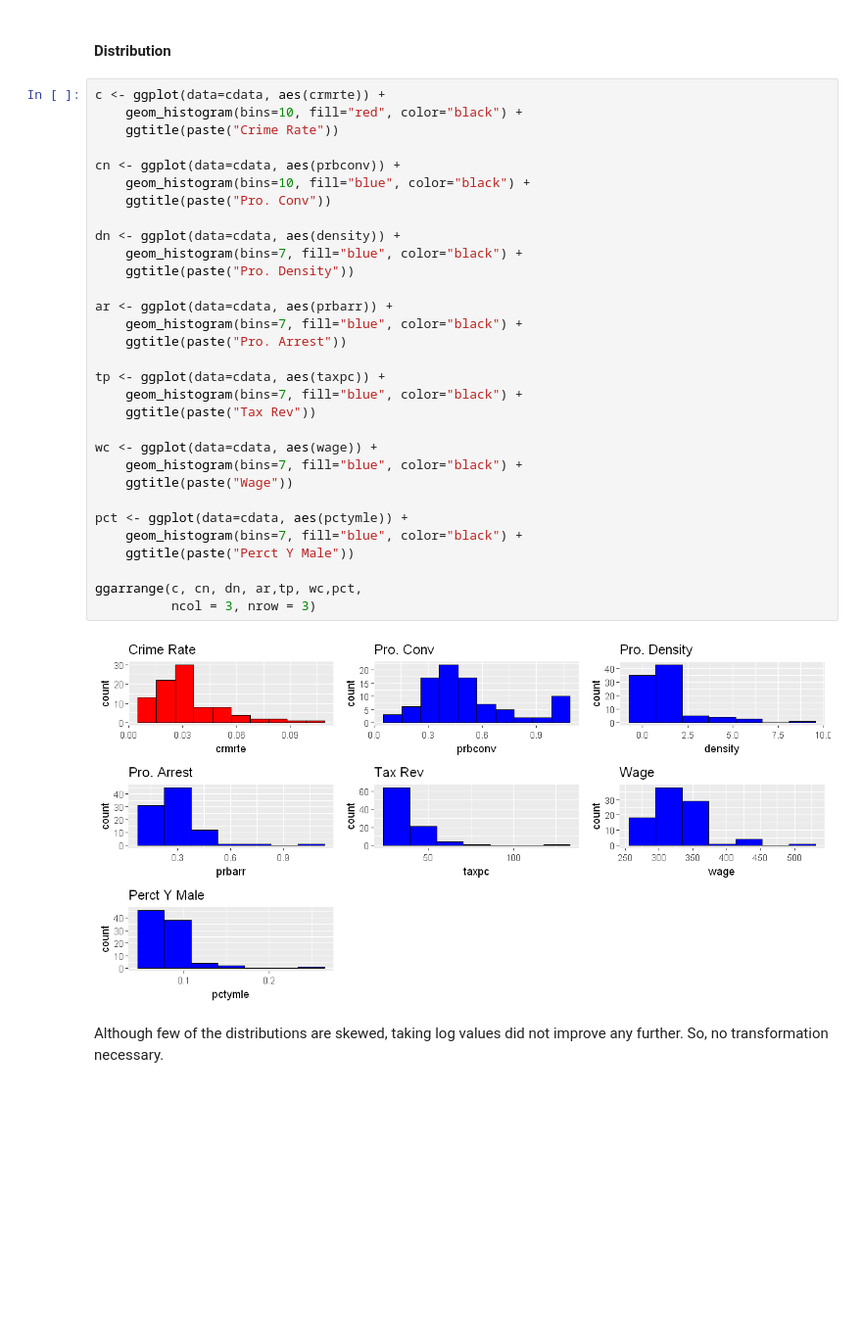
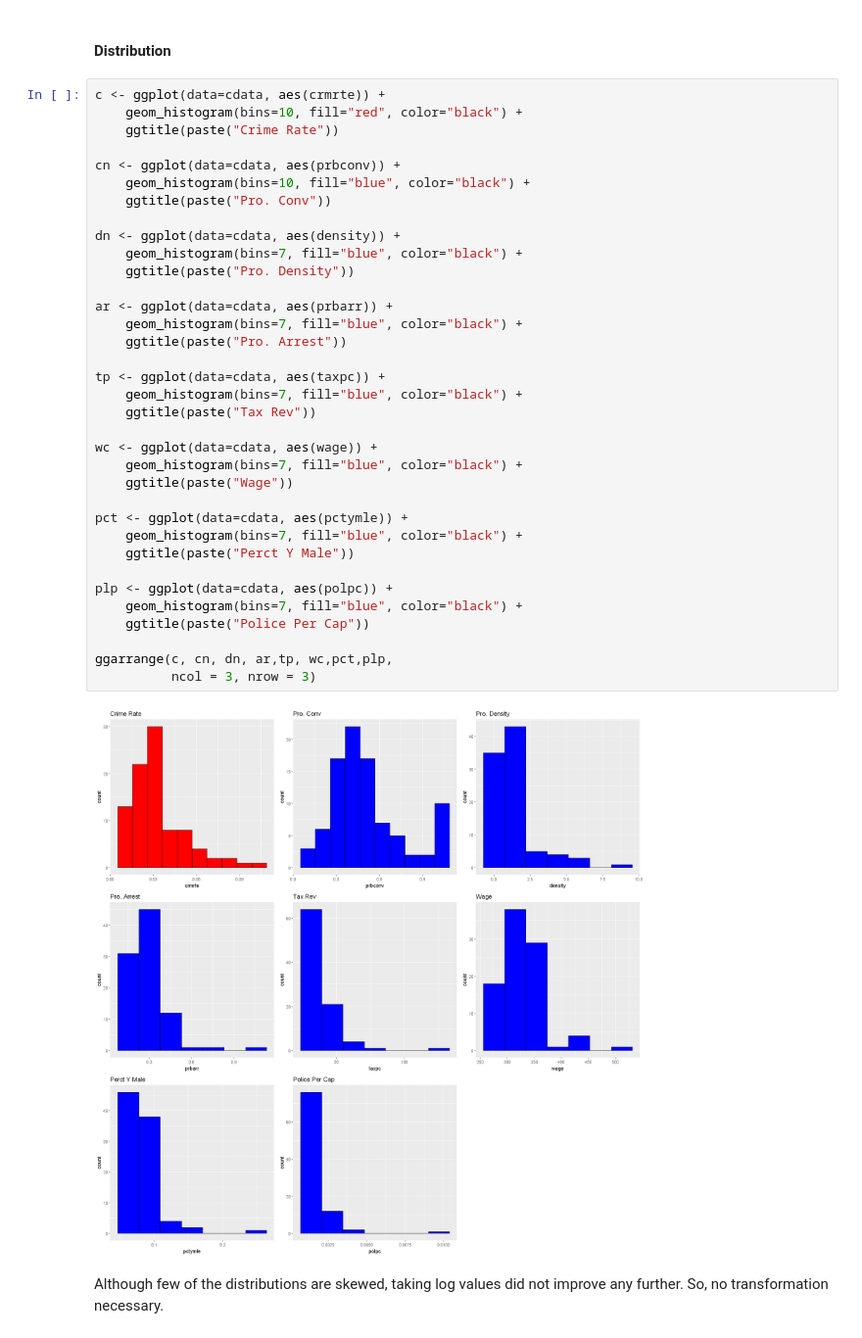
Before and after one commit to rmajumder/stat203-gp3, a Jupyter notebook: Lab3_master.ipynb, the cells around one changed output. Shown at 98% size. Cells and saved outputs as stored; diff of their text form; blank space fills up the shorter version.

```diff
--- a/Lab3_master.ipynb
+++ b/Lab3_master.ipynb
@@ -169,35 +160,39 @@ Statistical significance of these variables are analyzed as part of the model cr
 c <- ggplot(data=cdata, aes(crmrte)) +
     geom_histogram(bins=10, fill="red", color="black") +
     ggtitle(paste("Crime Rate"))
 
 cn <- ggplot(data=cdata, aes(prbconv)) +
     geom_histogram(bins=10, fill="blue", color="black") +
     ggtitle(paste("Pro. Conv"))
 
 dn <- ggplot(data=cdata, aes(density)) +
     geom_histogram(bins=7, fill="blue", color="black") +
     ggtitle(paste("Pro. Density"))
 
 ar <- ggplot(data=cdata, aes(prbarr)) +
     geom_histogram(bins=7, fill="blue", color="black") +
     ggtitle(paste("Pro. Arrest"))
 
 tp <- ggplot(data=cdata, aes(taxpc)) +
     geom_histogram(bins=7, fill="blue", color="black") +
     ggtitle(paste("Tax Rev"))
 
 wc <- ggplot(data=cdata, aes(wage)) +
     geom_histogram(bins=7, fill="blue", color="black") +
     ggtitle(paste("Wage"))
 
 pct <- ggplot(data=cdata, aes(pctymle)) +
     geom_histogram(bins=7, fill="blue", color="black") +
     ggtitle(paste("Perct Y Male"))
 
-ggarrange(c, cn, dn, ar,tp, wc,pct,
+plp <- ggplot(data=cdata, aes(polpc)) +
+    geom_histogram(bins=7, fill="blue", color="black") +
+    ggtitle(paste("Police Per Cap"))
+
+ggarrange(c, cn, dn, ar,tp, wc,pct,plp,
           ncol = 3, nrow = 3)
 # %% [output]
-[figure, old version]
+[figure, new version]
 # %% [markdown]
 Although few of the distributions are skewed, taking log values did not improve any further. So, no transformation necessary.
 # %% [markdown]
```
Also changed, not shown: parts of 26 cells of this notebook, 2 other files.
